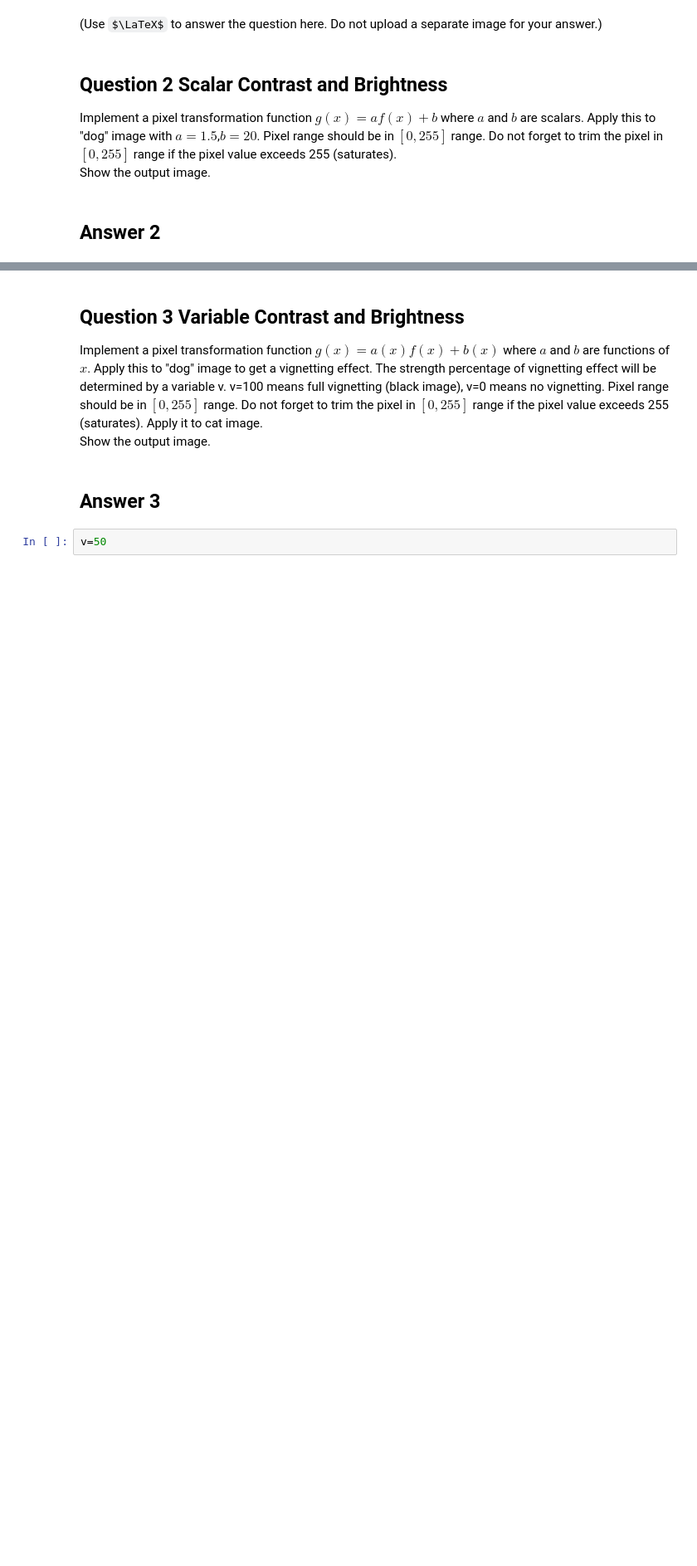
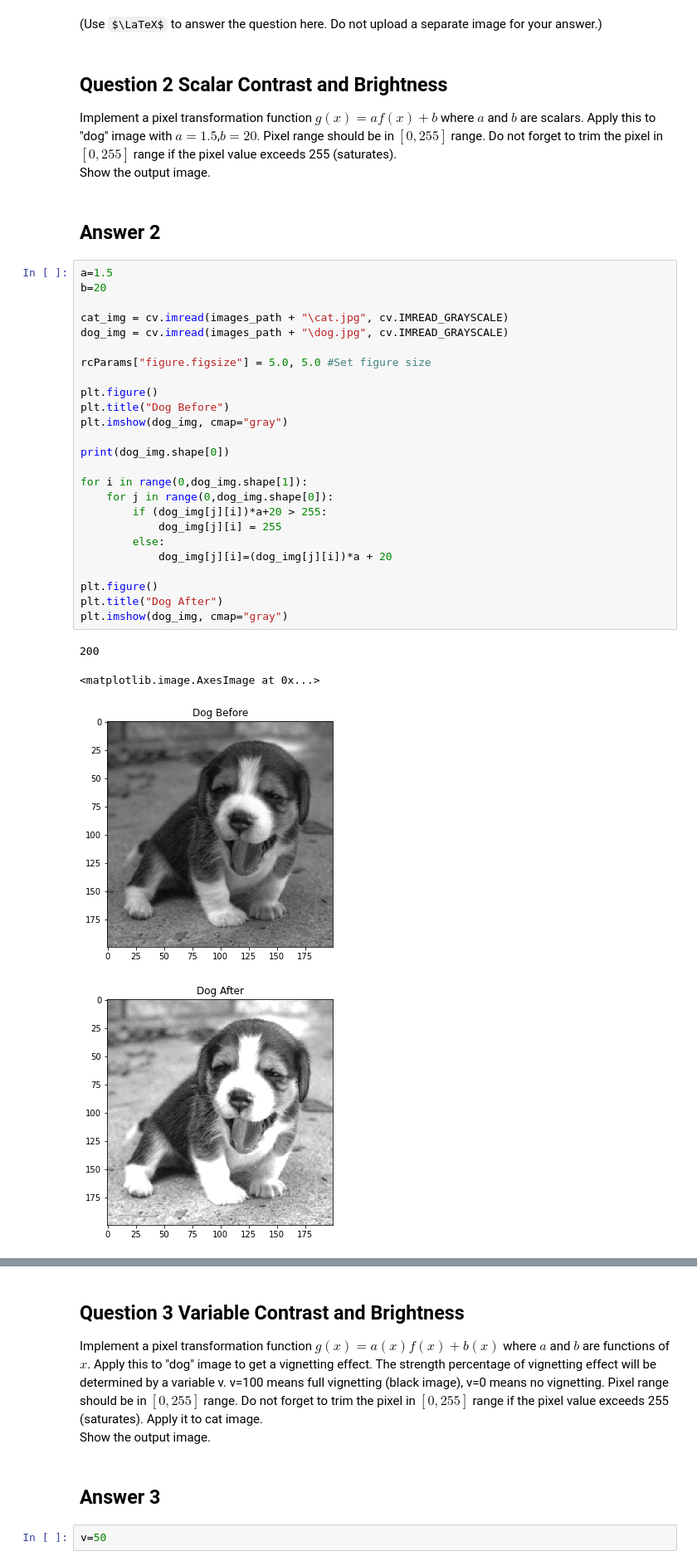
Before and after one commit to MAAykanat/AGU-Computer-Vision, a Jupyter notebook: Assignment-1/questions-and-your-answers.ipynb, the cells around one changed output, grey strips where cells are left out. Shown: that part at 83% size. Drawn from its saved outputs; the diff is of its cells as text; some formulas as TeX source; blank space fills up the shorter version.

```diff
--- a/Assignment-1/questions-and-your-answers.ipynb
+++ b/Assignment-1/questions-and-your-answers.ipynb
@@ -26,4 +27,34 @@ Implement a pixel transformation function $g(x)=af(x) + b$ where $a$ and $b$ are
 Show the output image.
 # %% [markdown]
 ## Answer 2
+# %%
+a=1.5
+b=20
+
+cat_img = cv.imread(images_path + "\cat.jpg", cv.IMREAD_GRAYSCALE)
+dog_img = cv.imread(images_path + "\dog.jpg", cv.IMREAD_GRAYSCALE)
+
+rcParams["figure.figsize"] = 5.0, 5.0 #Set figure size
+
+plt.figure()
+plt.title("Dog Before")
+plt.imshow(dog_img, cmap="gray")
+
+print(dog_img.shape[0])
+
+for i in range(0,dog_img.shape[1]):
+    for j in range(0,dog_img.shape[0]):
+        if (dog_img[j][i])*a+20 > 255:
+            dog_img[j][i] = 255
+        else:
+            dog_img[j][i]=(dog_img[j][i])*a + 20
+
+plt.figure()
+plt.title("Dog After")
+plt.imshow(dog_img, cmap="gray")
+# %% [output]
+200
+<matplotlib.image.AxesImage at 0x...>
+[figure, added]
+[figure, added]
 # %%
```
Also changed, not shown: parts of 2 cells of this notebook.
